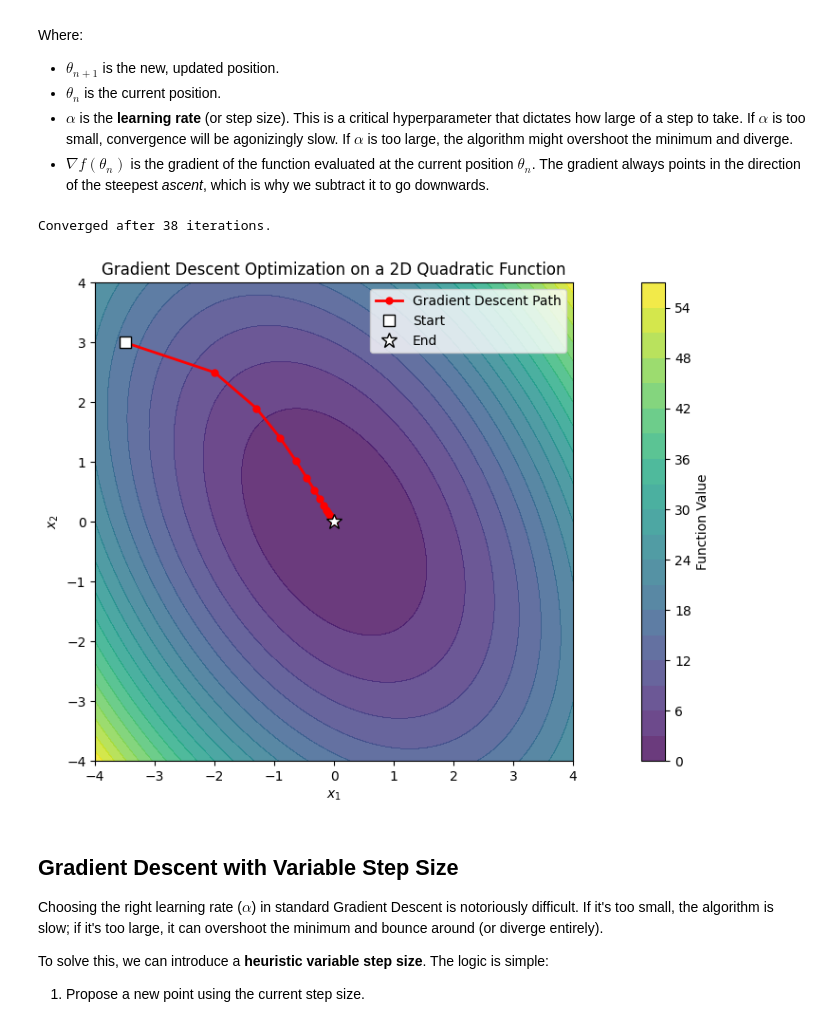
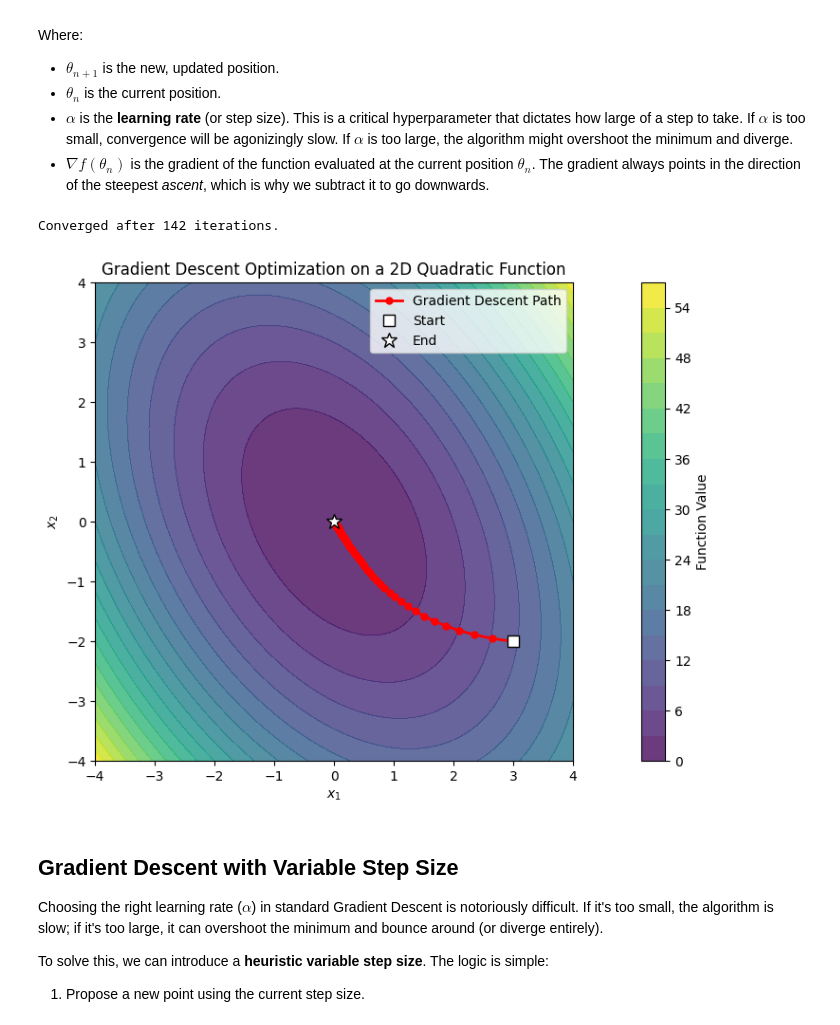
Before and after one commit to beniamin-bogosel/beniamin-bogosel.github.io, a Jupyter notebook: OPT_UAV/Gradient_Descent_2D.ipynb, the cells around one changed output. Saved outputs shown, nothing was run; the diff lists cells and outputs as text; code cells hidden in the pictures.

```diff
--- a/OPT_UAV/Gradient_Descent_2D.ipynb
+++ b/OPT_UAV/Gradient_Descent_2D.ipynb
@@ -104,37 +104,37 @@ def plot_optimization(f, history, x_bounds=(-4, 4), y_bounds=(-4, 4)):
 
     # Extract history coordinates
     hist_x = history[:, 0]
     hist_y = history[:, 1]
 
     # Plot the optimization trajectory
     plt.plot(hist_x, hist_y, 'ro-', markersize=5, linewidth=2, label='Gradient Descent Path')
 
     # Mark the start and end points
     plt.plot(hist_x[0], hist_y[0], 'ws', markersize=8, markeredgecolor='k', label='Start')
     plt.plot(hist_x[-1], hist_y[-1], 'w*', markersize=12, markeredgecolor='k', label='End')
 
     plt.title('Gradient Descent Optimization on a 2D Quadratic Function')
     plt.xlabel('$x_1$')
     plt.ylabel('$x_2$')
     plt.legend()
     plt.tight_layout()
     plt.axis("scaled")
     plt.show()
 
 # ---------------------------------------------------------
 # Execution (Testing the functions)
 # ---------------------------------------------------------
 # Initial point
-x_start = np.array([-3.5, 3.0])
+x_start = np.array([3, -2.0])
 
 # Run the optimization
-opt_history = gradient_descent(f=quad_func, grad_f=quad_grad, x0=x_start, step_size=0.2, max_iter=50)
+opt_history = gradient_descent(f=quad_func, grad_f=quad_grad, x0=x_start, step_size=0.05, max_iter=150)
 
 # Visualize the result
 plot_optimization(f=quad_func, history=opt_history)
 # %% [output]
-Converged after 38 iterations.
+Converged after 142 iterations.
-[figure, old version]
+[figure, new version]
 # %% [markdown]
 ## Gradient Descent with Variable Step Size
 
```
Also changed, not shown: parts of 7 cells of this notebook, 5 other files.
